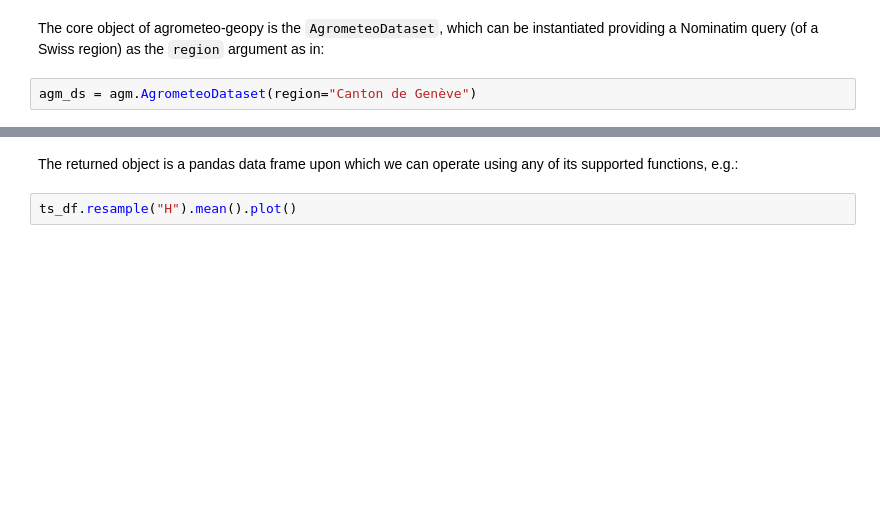
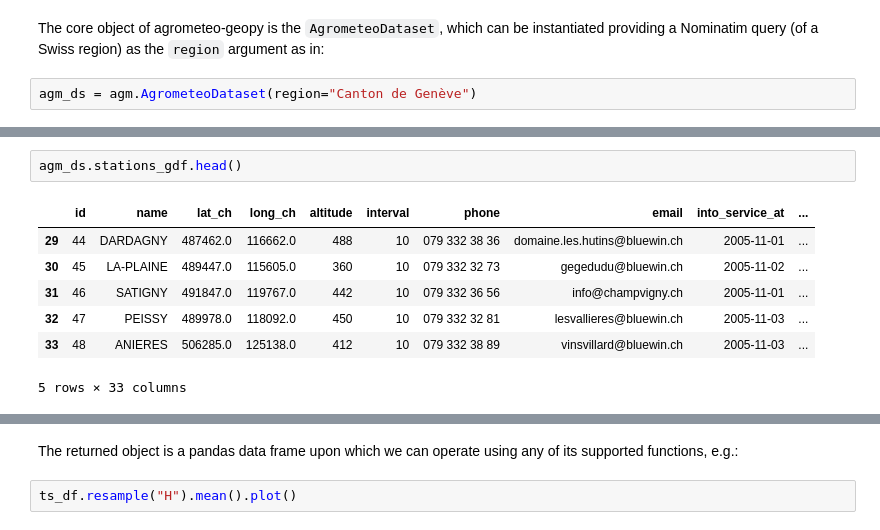
Before and after one commit to martibosch/agrometeo-geopy, a Jupyter notebook: docs/usage.ipynb, the cells around one changed output, grey strips where cells are left out. Drawn from its saved outputs; the diff is of its cells as text; blank space fills up the shorter version.

```diff
--- a/docs/usage.ipynb
+++ b/docs/usage.ipynb
@@ -35,0 +20,10 @@ agm_ds.station_gdf
+# %%
+agm_ds.stations_gdf.head()
+# %% [output]
+|  | id | name | lat_ch | long_ch | altitude | interval | phone | email | into_service_at | ... |
+| 29 | 44 | DARDAGNY | 487462.0 | 116662.0 | 488 | 10 | 079 332 38 36 | domaine.les.hutins@bluewin.ch | 2005-11-01 | ... |
+| 30 | 45 | LA-PLAINE | 489447.0 | 115605.0 | 360 | 10 | 079 332 32 73 | gegedudu@bluewin.ch | 2005-11-02 | ... |
+| 31 | 46 | SATIGNY | 491847.0 | 119767.0 | 442 | 10 | 079 332 36 56 | info@champvigny.ch | 2005-11-01 | ... |
+| 32 | 47 | PEISSY | 489978.0 | 118092.0 | 450 | 10 | 079 332 32 81 | lesvallieres@bluewin.ch | 2005-11-03 | ... |
+| 33 | 48 | ANIERES | 506285.0 | 125138.0 | 412 | 10 | 079 332 38 89 | vinsvillard@bluewin.ch | 2005-11-03 | ... |
+5 rows × 33 columns
```
Also changed, not shown: parts of 10 cells of this notebook.
